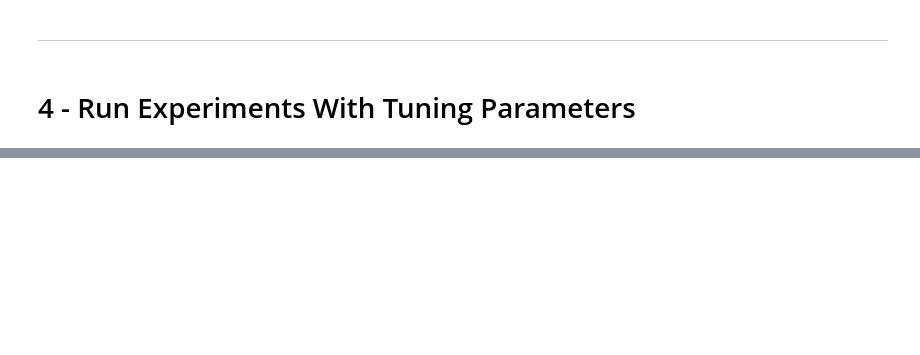
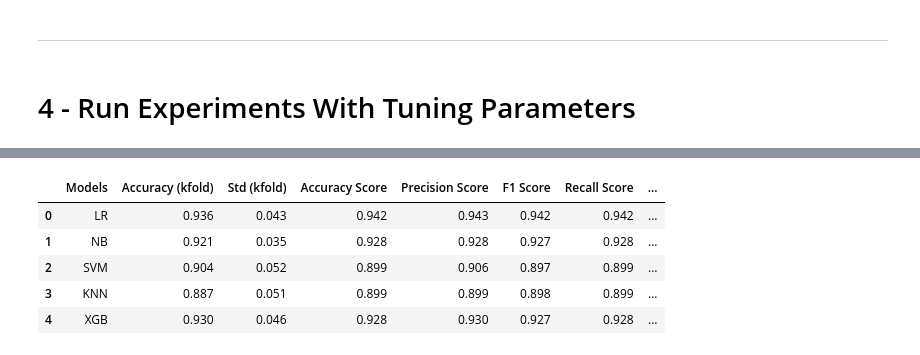
Before and after one commit to DiegoPaezA/Cancer-Classification, a Jupyter notebook: Projeto_Cancer.ipynb, the cells around one changed output, grey strips where cells are left out. Cells and saved outputs as stored; diff of their text form; code cells hidden in the pictures; blank space fills up the shorter version.

```diff
--- a/Projeto_Cancer.ipynb
+++ b/Projeto_Cancer.ipynb
@@ -420,0 +418,10 @@ Tuned parameters saved to ...
+# %%
+E3_Results = run_experiment(E3_data, "Class","E3", E3_best_params)
+E3_Results
+# %% [output]
+|  | Models | Accuracy (kfold) | Std (kfold) | Accuracy Score | Precision Score | F1 Score | Recall Score | ... |
+| 0 | LR | 0.936 | 0.043 | 0.942 | 0.943 | 0.942 | 0.942 | ... |
+| 1 | NB | 0.921 | 0.035 | 0.928 | 0.928 | 0.927 | 0.928 | ... |
+| 2 | SVM | 0.904 | 0.052 | 0.899 | 0.906 | 0.897 | 0.899 | ... |
+| 3 | KNN | 0.887 | 0.051 | 0.899 | 0.899 | 0.898 | 0.899 | ... |
+| 4 | XGB | 0.930 | 0.046 | 0.928 | 0.930 | 0.927 | 0.928 | ... |
```
Also changed, not shown: parts of 19 cells of this notebook.
